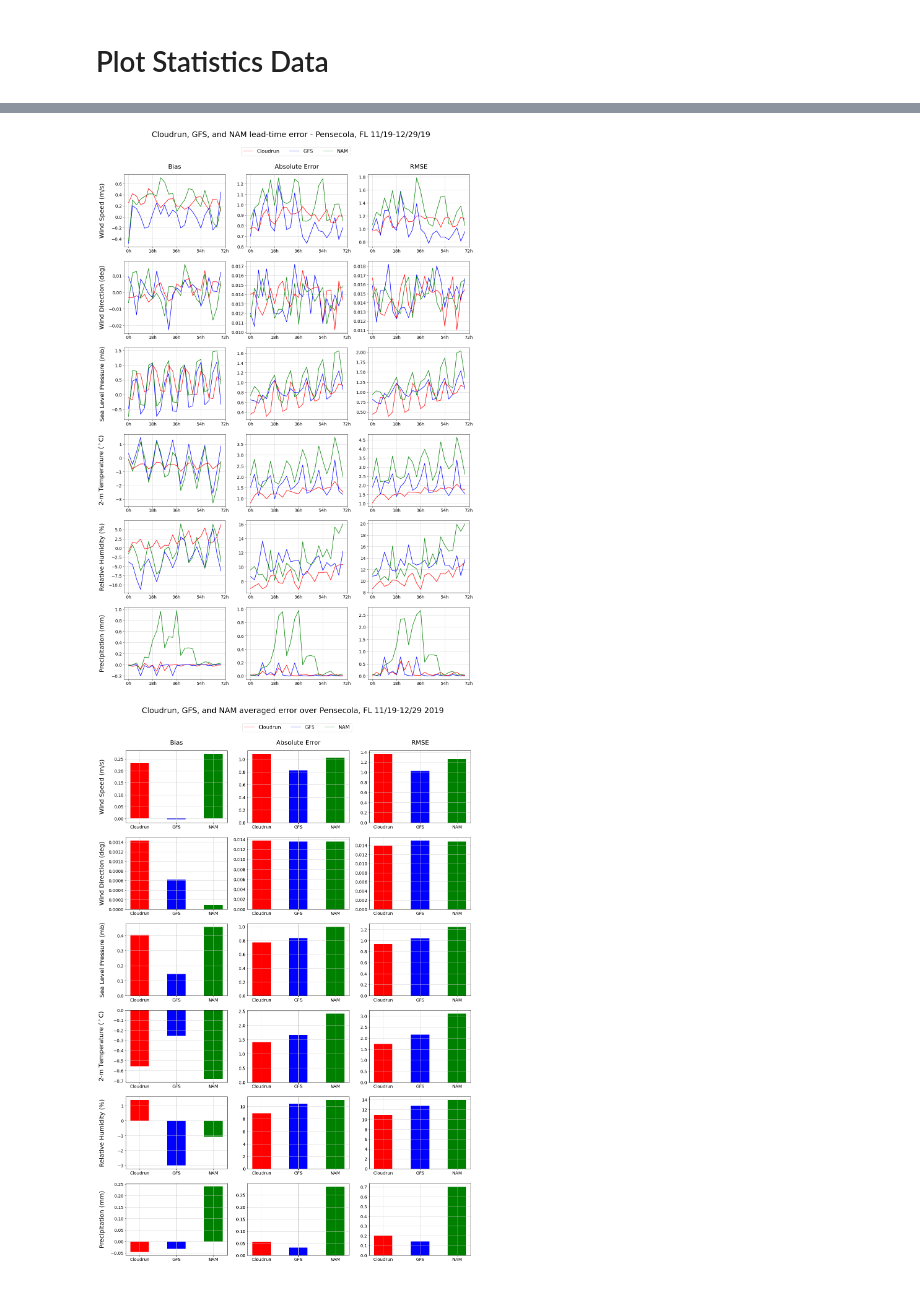
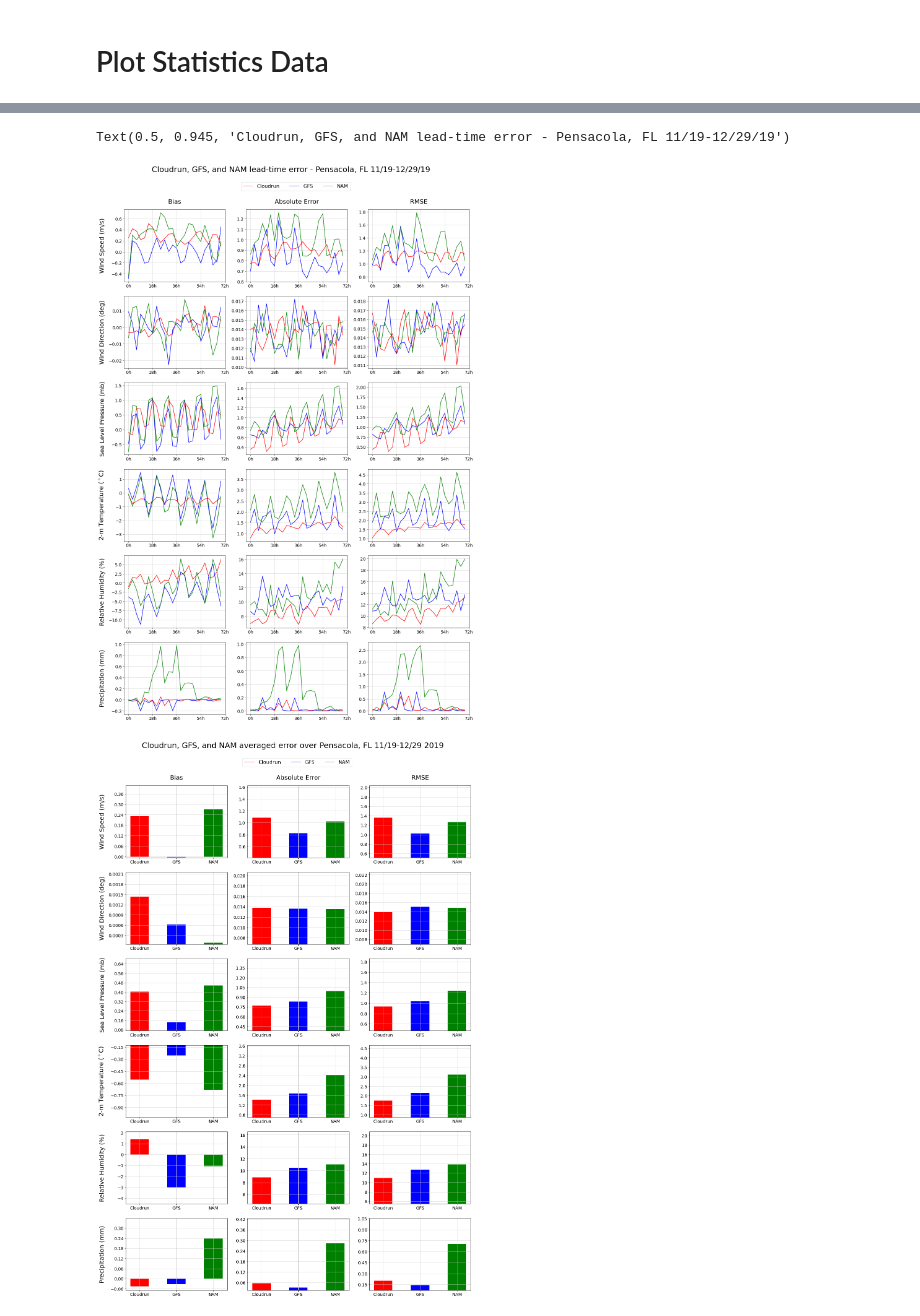
Before and after one commit to cloudruninc/pensacola-verification, a Jupyter notebook: Cloudrun_Pensacola.ipynb, the cells around one changed output, grey strips where cells are left out. Drawn from its saved outputs; the diff is of its cells as text; code cells hidden in the pictures.

Commit message:
add y-axis scaling to bar chart

```diff
--- a/Cloudrun_Pensacola.ipynb
+++ b/Cloudrun_Pensacola.ipynb
@@ -643,42 +640,63 @@ for column in range(len(axes)):
 
 fig.legend(handles, ['Cloudrun', 'GFS', 'NAM'],bbox_to_anchor=(0.51, 0.925), loc = 'upper center', prop={'size': 16}, ncol = 3);
 fig.align_ylabels()
-fig.suptitle('Cloudrun, GFS, and NAM lead-time error - Pensecola, FL 11/19-12/29/19', fontsize = 25, y = .945)
+fig.suptitle('Cloudrun, GFS, and NAM lead-time error - Pensacola, FL 11/19-12/29/19', fontsize = 25, y = .945)
 
-plt.savefig('cloudrun_error_lead.png', facecolor='white', edgecolor='none', bbox_inches= 'tight')
+#plt.savefig('cloudrun_error_lead.png', facecolor='white', edgecolor='none', bbox_inches= 'tight')
 # %% [output]
+Text(0.5, 0.945, 'Cloudrun, GFS, and NAM lead-time error - Pensacola, FL 11/19-12/29/19')
 [figure]
 # %%
 fig, axes = plt.subplots(6,3, figsize = (20,30))
 x = ['Cloudrun', 'GFS', 'NAM']
 
 for column in range(len(axes)):
 
     for row in range(len(axes[row])):
 
         axes[column][row].grid(c = '0.8')
 
 
-        axes[column][row].bar(x, [cr_obs_init_avg[variables[column]][sub_keys[row]], cr_gfs_init_avg[variables[column]][sub_keys[row]], cr_nam_init_avg[variables[column]][sub_keys[row]]],
+        vals = [cr_obs_init_avg[variables[column]][sub_keys[row]], cr_gfs_init_avg[variables[column]][sub_keys[row]], cr_nam_init_avg[variables[column]][sub_keys[row]]]
 
-                             color=('red', 'blue', 'green'), width = 0.5)
+        axes[column][row].bar(x, vals, color=('red', 'blue', 'green'), width = 0.5)
 
         if column == 0:
 
             axes[column][row].set_title(titles[row], fontsize = 20, pad = 20)
 
         if row == 0:
 
             axes[column][row].set_ylabel(ylabels[column], fontsize = 20, labelpad = 10)
 
 
         axes[column][row].tick_params(labelsize=14)
 
 
+
+        if np.max(vals) < 0 and np.min(vals) < 0:
+
+            axes[column][row].set_ylim( np.min(vals)+(.5*np.min(vals)), np.max(vals)-(0.5*np.max(vals) ))
+
+
+        elif np.min(vals) < 0:
+
+            axes[column][row].set_ylim( np.min(vals)+(.5*np.min(vals)), np.max(vals)+(0.5*np.max(vals) ))
+
+
+        elif np.min(vals) > 0:
+
+            axes[column][row].set_ylim( np.min(vals)-(.5*np.min(vals)), np.max(vals)+(0.5*np.max(vals)))
+
+
+        axes[column][row].yaxis.set_major_locator(plt.MaxNLocator(8))
+
+
+
 fig.legend(handles, ['Cloudrun', 'GFS', 'NAM'],bbox_to_anchor=(0.51, 0.925), loc = 'upper center', prop={'size': 16}, ncol = 3);
 fig.align_ylabels()
-fig.suptitle('Cloudrun, GFS, and NAM averaged error over Pensecola, FL 11/19-12/29 2019', fontsize = 25, y = .945)
+fig.suptitle('Cloudrun, GFS, and NAM averaged error over Pensacola, FL 11/19-12/29 2019', fontsize = 25, y = .945)
 
-plt.savefig('cloudrun_error_bar.png', facecolor='white', edgecolor='none', bbox_inches= 'tight')
+#plt.savefig('cloudrun_error_bar.png', facecolor='white', edgecolor='none', bbox_inches= 'tight')
 # %% [output]
-[figure, old version]
+[figure, new version]
```
Also changed, not shown: parts of 9 cells of this notebook.
